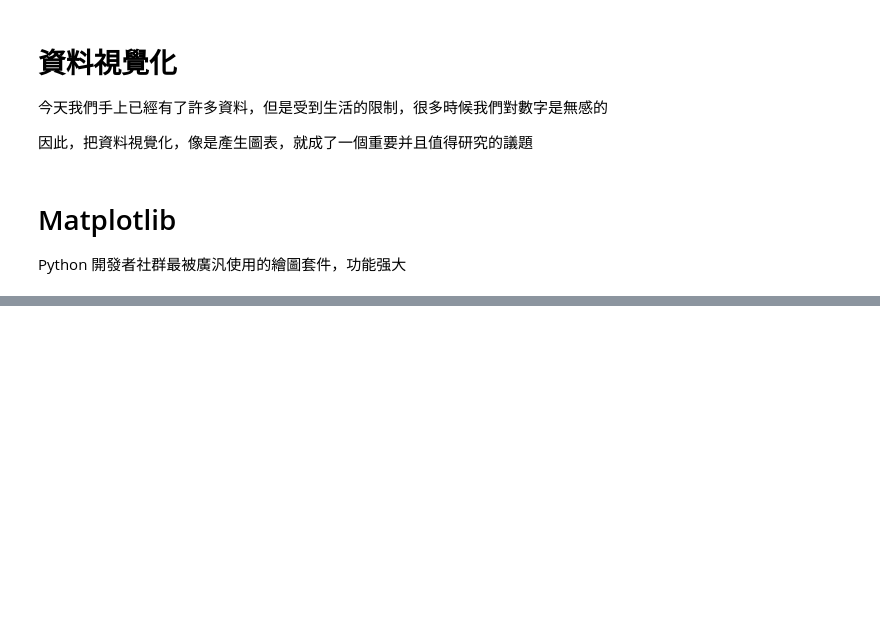
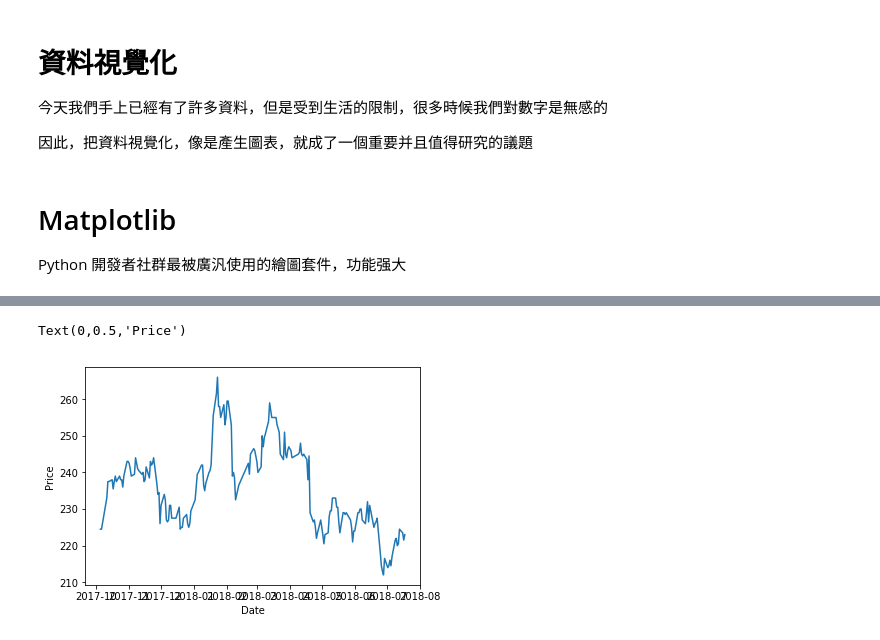
Before and after one commit to chiang0504/Le4, a Jupyter notebook: Python 與 Excel 的整合術 (Lesson 3) Part2 陣列運算.ipynb, the cells around one changed output, grey strips where cells are left out. Saved outputs shown, nothing was run; the diff lists cells and outputs as text; code cells hidden in the pictures; blank space fills up the shorter version.

```diff
--- a/Python 與 Excel 的整合術 (Lesson 3) Part2 陣列運算.ipynb
+++ b/Python 與 Excel 的整合術 (Lesson 3) Part2 陣列運算.ipynb
@@ -538,3 +623,3 @@ time_series
 # %%
-ma_3d = tsmc_sheet.range('D2').options(np.array, expand='down').value
+ma_3d = tsmc_sheet.range('B2').options(np.array, expand='down').value
 ma_3d
@@ -541,7 +644,10 @@ ma_3d
 # %%
 fig = plt.figure()
-plt.plot(time_series, tsmc_price)
+plt.plot(time_series, ma_3d)
 plt.xlabel('Date')
 plt.ylabel('Price')
+# %% [output]
+Text(0,0.5,'Price')
+[figure, added]
 # %%
 result_sheet.pictures.add(fig, name="Closing Price vs Date")
```
Also changed, not shown: parts of 15 cells of this notebook, 1 other file.
